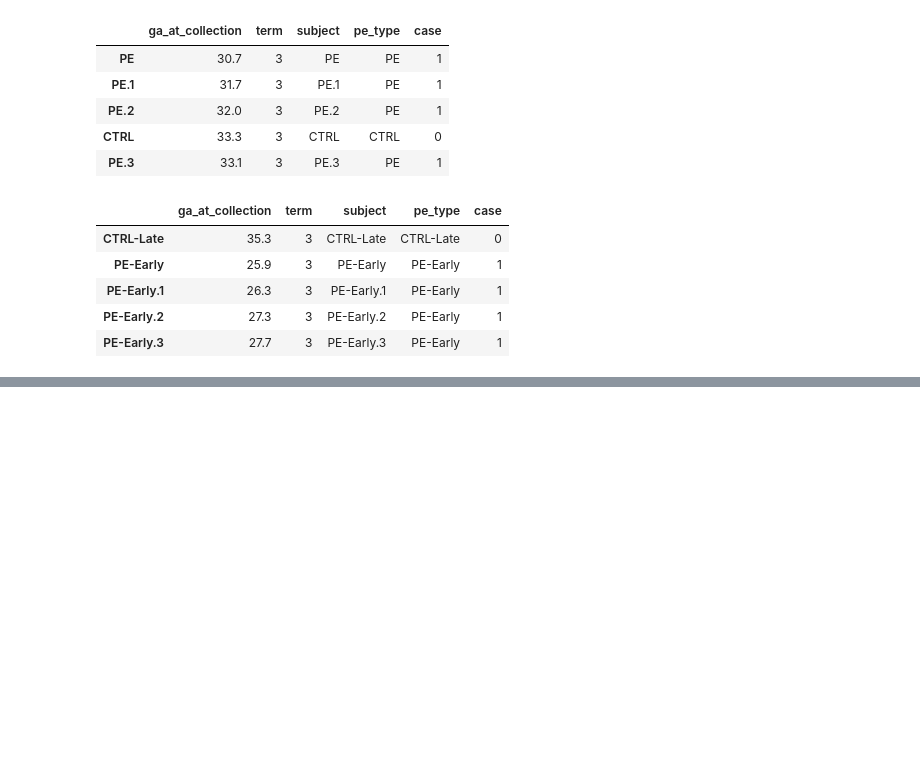
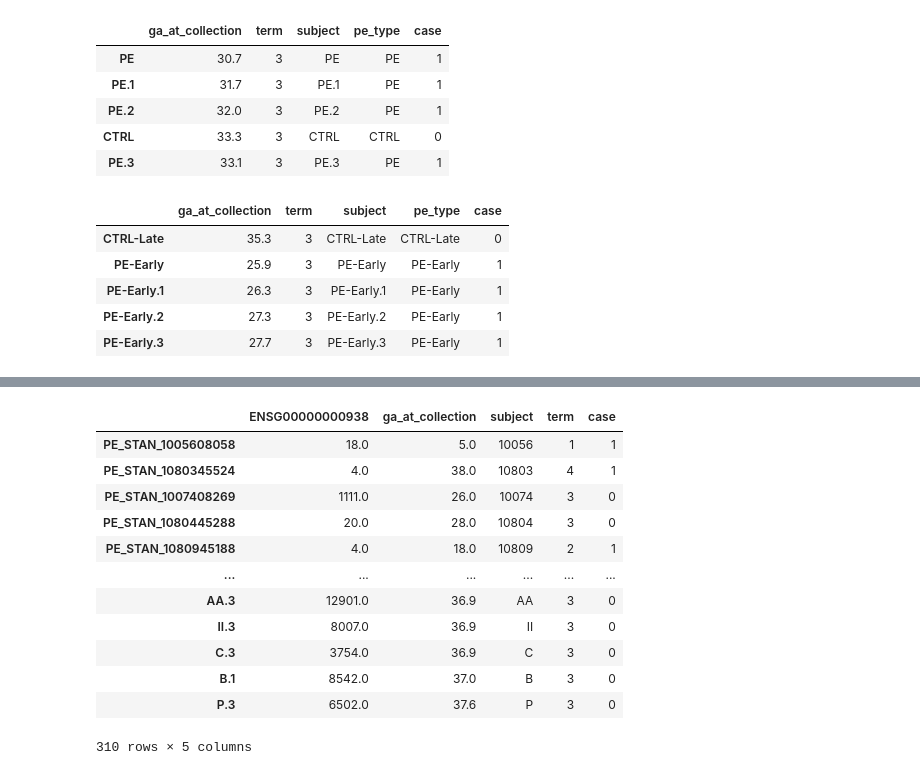
Before and after one commit to miramou/pe_cfrna, a Jupyter notebook: analysis/0_QC.ipynb, the cells around one changed output, grey strips where cells are left out. Drawn from its saved outputs; the diff is of its cells as text; code cells hidden in the pictures; blank space fills up the shorter version.

```diff
--- a/analysis/0_QC.ipynb
+++ b/analysis/0_QC.ipynb
@@ -46,3 +34,16 @@ validation_data  = {'rt-qpcr': rt_qpcr_data(plate_paths_dict = qpcr_cntrl_run,
+# %%
+batch_masks = {batch_id : all_stnfd_data['sample_meta'].batch == batch_id for batch_id in sorted(all_stnfd_data['sample_meta'].batch.unique())}
+s2_split_mask_by_subj = all_stnfd_data['sample_meta'].loc[batch_masks['s2']].drop_duplicates(subset = 'subject').sample(frac = 0.6, random_state = 37).subject
+s2_split_mask = all_stnfd_data['sample_meta'].loc[all_stnfd_data['sample_meta'].subject.isin(s2_split_mask_by_subj.to_list())].index
+
+discovery_idx = all_stnfd_data['sample_meta'].loc[batch_masks['s1']].index.union(s2_split_mask)
+validation_idx = all_stnfd_data['sample_meta'].index.difference(discovery_idx)
+
+discovery_data = split_stnfd_rnaseq_meta_dict(all_stnfd_data, discovery_idx)
+validation_data = split_stnfd_rnaseq_meta_dict(all_stnfd_data, validation_idx)
+
+discovery_path_prefix = path_prefix + 'discovery/'
+val_path_prefix = path_prefix + 'val/'
 # %% [markdown]
 # ID outlier samples
 * For RNAseq - Based on QC metrics
@@ -267,3 +291,11 @@ munchel_s3_meta.head()
 | PE-Early.1 | 26.3 | 3 | PE-Early.1 | PE-Early | 1 |
 | PE-Early.2 | 27.3 | 3 | PE-Early.2 | PE-Early | 1 |
 | PE-Early.3 | 27.7 | 3 | PE-Early.3 | PE-Early | 1 |
+# %%
+counts_clean = discovery_data['rnaseq'].counts.loc[qc_out['Discovery dataset']['gene_qc_mask'], qc_out['Discovery dataset']['samples_passed_qc']]
+counts_clean.shape
+munchel_s1_counts = pd.read_csv('../../data/munchel_data/S1_counts_only.csv', index_col = 0)
+munchel_s1_meta = read_sample_meta_table("../../data/munchel_data/S1_meta.csv")
+# %%
+both_dx = counts_clean.join(munchel_s1_counts, on = 'gene_name', how = 'inner')
+both_dx.shape
@@ -269,0 +336,21 @@ munchel_s3_meta.head()
+# %%
+to_plot = both_dx.loc['FGR'].T
+meta_all = pd.concat((discovery_data['sample_meta_full'].loc[:, ['ga_at_collection', 'subject', 'term', 'case']],
+                      munchel_s1_meta.loc[:, ['ga_at_collection', 'subject', 'term', 'case']]), axis = 0)
+to_plot = to_plot.join(meta_all)
+to_plot
+sns.violinplot(x = )
+# %% [output]
+|  | ENSG00000000938 | ga_at_collection | subject | term | case |
+| PE_STAN_1005608058 | 18.0 | 5.0 | 10056 | 1 | 1 |
+| PE_STAN_1080345524 | 4.0 | 38.0 | 10803 | 4 | 1 |
+| PE_STAN_1007408269 | 1111.0 | 26.0 | 10074 | 3 | 0 |
+| PE_STAN_1080445288 | 20.0 | 28.0 | 10804 | 3 | 0 |
+| PE_STAN_1080945188 | 4.0 | 18.0 | 10809 | 2 | 1 |
+| ... | ... | ... | ... | ... | ... |
+| AA.3 | 12901.0 | 36.9 | AA | 3 | 0 |
+| II.3 | 8007.0 | 36.9 | II | 3 | 0 |
+| C.3 | 3754.0 | 36.9 | C | 3 | 0 |
+| B.1 | 8542.0 | 37.0 | B | 3 | 0 |
+| P.3 | 6502.0 | 37.6 | P | 3 | 0 |
+310 rows × 5 columns
```
Also changed, not shown: parts of 20 cells of this notebook.
